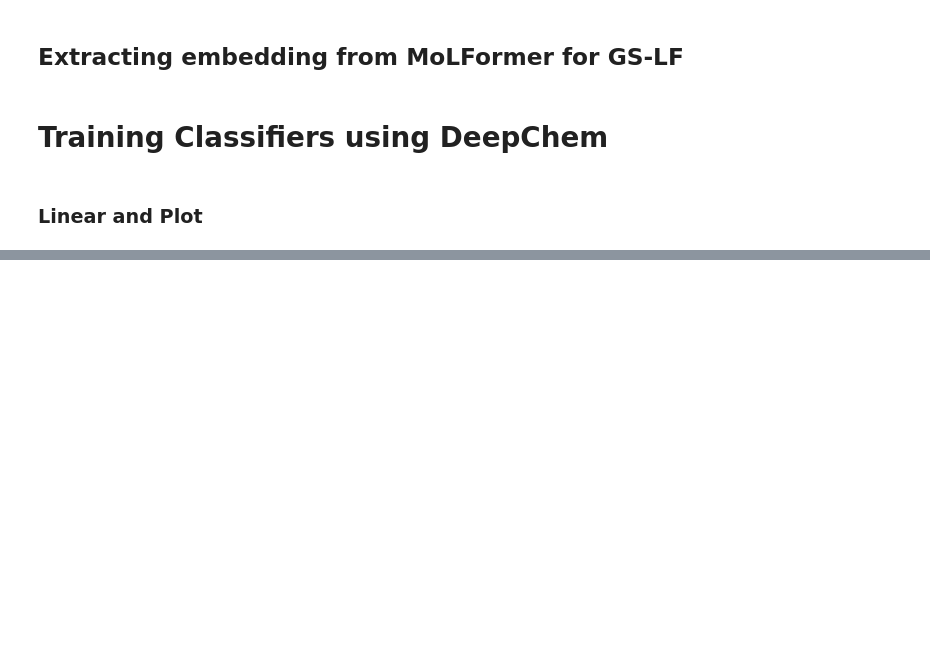
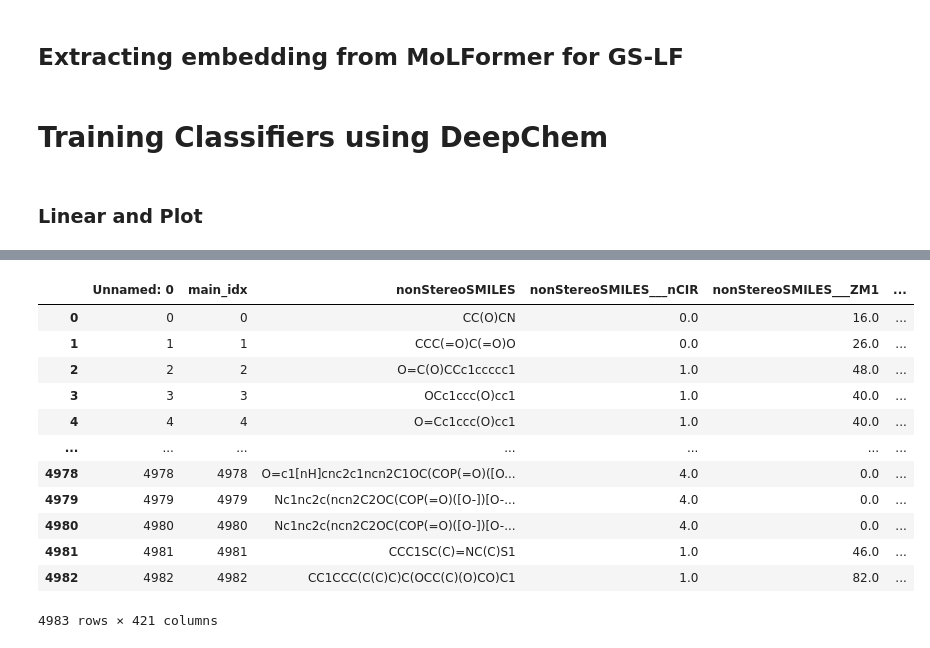
Before and after one commit to Farzaneh-Taleb/MoLFormer_N2024, a Jupyter notebook: Notebooks/GS-LF-classification_remote.ipynb, the cells around one changed output, grey strips where cells are left out. Cells and saved outputs as stored; diff of their text form; code cells hidden in the pictures; blank space fills up the shorter version.

```diff
--- a/Notebooks/GS-LF-classification_remote.ipynb
+++ b/Notebooks/GS-LF-classification_remote.ipynb
@@ -508,3 +465,19 @@ plot_roc_auc_mean(base_path,input_file_indices,input_file_data,color='#b07aa0',x
+# %%
+pd.read_csv(base_path+input_file_data+"_Apr17"+'.csv').embeddings
+# %% [output]
+|  | Unnamed: 0 | main_idx | nonStereoSMILES | nonStereoSMILES___nCIR | nonStereoSMILES___ZM1 | ... |
+| 0 | 0 | 0 | CC(O)CN | 0.0 | 16.0 | ... |
+| 1 | 1 | 1 | CCC(=O)C(=O)O | 0.0 | 26.0 | ... |
+| 2 | 2 | 2 | O=C(O)CCc1ccccc1 | 1.0 | 48.0 | ... |
+| 3 | 3 | 3 | OCc1ccc(O)cc1 | 1.0 | 40.0 | ... |
+| 4 | 4 | 4 | O=Cc1ccc(O)cc1 | 1.0 | 40.0 | ... |
+| ... | ... | ... | ... | ... | ... | ... |
+| 4978 | 4978 | 4978 | O=c1[nH]cnc2c1ncn2C1OC(COP(=O)([O... | 4.0 | 0.0 | ... |
+| 4979 | 4979 | 4979 | Nc1nc2c(ncn2C2OC(COP(=O)([O-])[O-... | 4.0 | 0.0 | ... |
+| 4980 | 4980 | 4980 | Nc1nc2c(ncn2C2OC(COP(=O)([O-])[O-... | 4.0 | 0.0 | ... |
+| 4981 | 4981 | 4981 | CCC1SC(C)=NC(C)S1 | 1.0 | 46.0 | ... |
+| 4982 | 4982 | 4982 | CC1CCC(C(C)C)C(OCC(C)(O)CO)C1 | 1.0 | 82.0 | ... |
+4983 rows × 421 columns
 # %%
 input_file_data = 'curated_datasets/embeddings/molformer/gslf_molformer_embeddings_13'
 df_gslf = pd.read_csv(base_path+input_file_data+'_Apr17.csv').columns.values.tolist()
```
Also changed, not shown: parts of 11 cells of this notebook.
